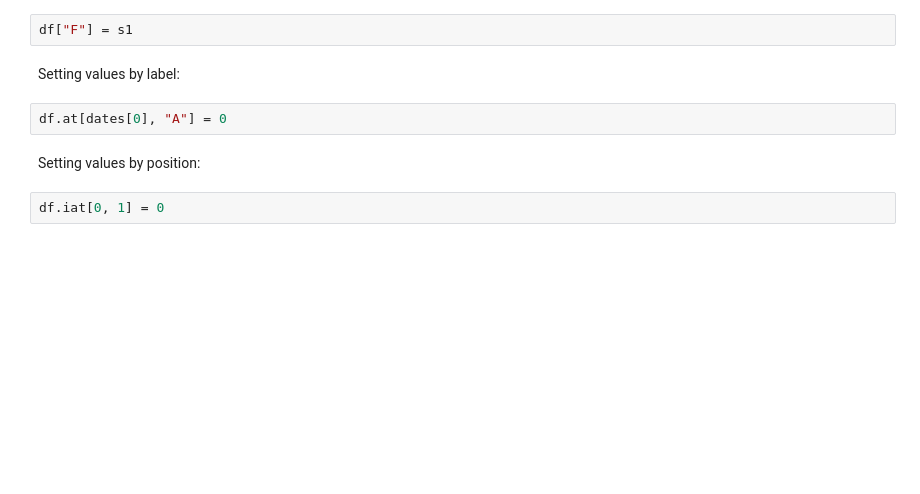
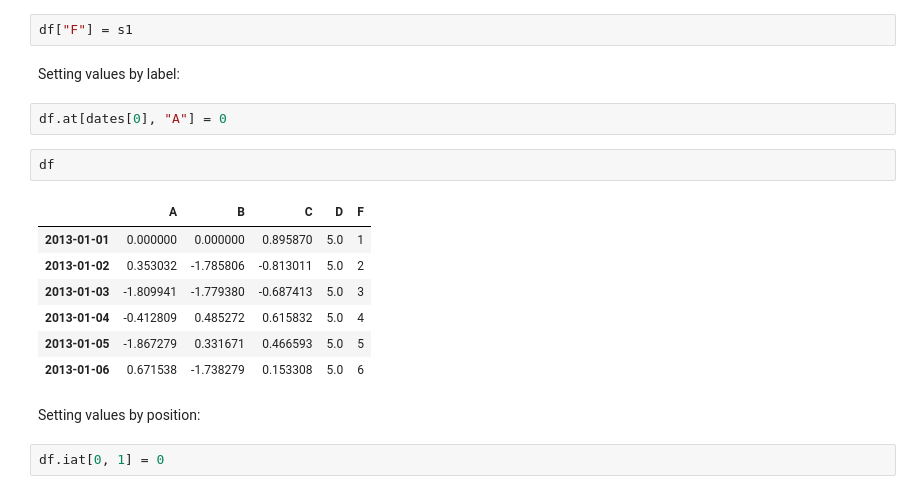
Before and after one commit to Ala-Eddine-Mezdoud/data_science_bootcamp, a Jupyter notebook: 10-data_analysis_with_python/pandas/pandas_tutorial.ipynb, the cells around one changed output. Cells and saved outputs as stored; diff of their text form; blank space fills up the shorter version.

```diff
--- a/10-data_analysis_with_python/pandas/pandas_tutorial.ipynb
+++ b/10-data_analysis_with_python/pandas/pandas_tutorial.ipynb
@@ -434,6 +439,16 @@ df["F"] = s1
 Setting values by label:
 # %%
 df.at[dates[0], "A"] = 0
+# %%
+df
+# %% [output]
+|  | A | B | C | D | F |
+| 2013-01-01 | 0.000000 | 0.000000 | 0.895870 | 5.0 | 1 |
+| 2013-01-02 | 0.353032 | -1.785806 | -0.813011 | 5.0 | 2 |
+| 2013-01-03 | -1.809941 | -1.779380 | -0.687413 | 5.0 | 3 |
+| 2013-01-04 | -0.412809 | 0.485272 | 0.615832 | 5.0 | 4 |
+| 2013-01-05 | -1.867279 | 0.331671 | 0.466593 | 5.0 | 5 |
+| 2013-01-06 | 0.671538 | -1.738279 | 0.153308 | 5.0 | 6 |
 # %% [markdown]
 Setting values by position:
 # %%
```
Also changed, not shown: parts of 27 cells of this notebook.
